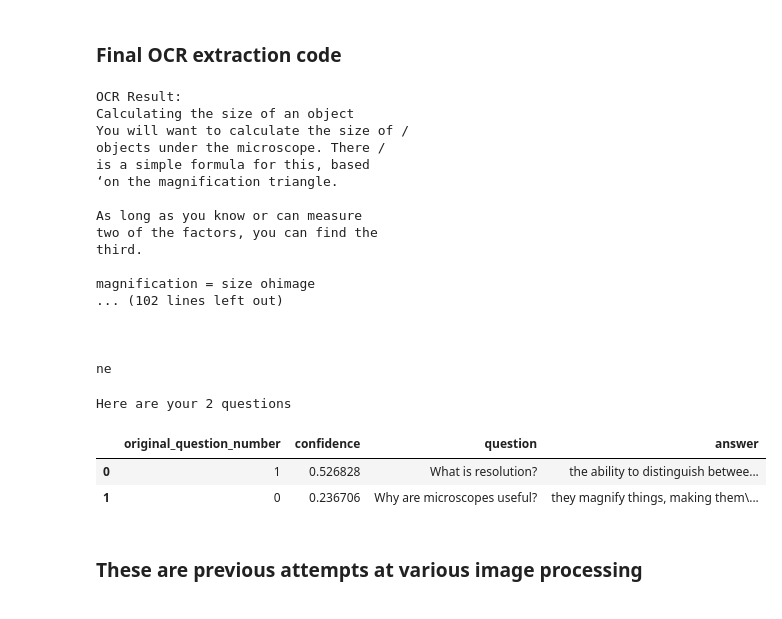
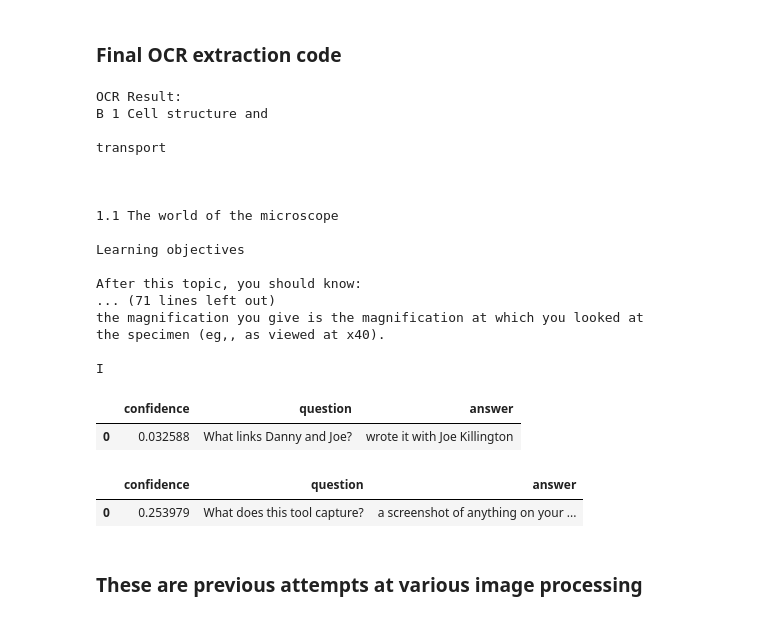
Before and after one commit to sjacob-07/quizachu, a Jupyter notebook: notebooks/GRDWilliams_answer_questions.ipynb, the cells around one changed output. Cells and saved outputs as stored; diff of their text form; code cells hidden in the pictures.

```diff
--- a/notebooks/GRDWilliams_answer_questions.ipynb
+++ b/notebooks/GRDWilliams_answer_questions.ipynb
@@ -35,15 +29,0 @@ import re
-# %%
-"""Scrape BBC as a possible source of context"""
-story = "https://www.bbc.co.uk/news/uk-england-beds-bucks-herts-67407334" # Example article
-response = requests.get(story)
-soup = BeautifulSoup(response.content)
-article = []
-for para in soup.find_all("div", {"data-component": "text-block"}):
-    article.append(para.text)
-article = " ".join(article)
-article
-
-questions = ['Where will profit go?','Who produced the song?','What is the song called?',\
-             'Who gave the song its first play?','When will the song be released?','Who wrote the song?',\
-             'Where was the video filmed?','How has nala been delighting commuters?'\
-             "Who's pictures went viral?"] # Example questions for example article
@@ -50,6 +35,6 @@ questions = ['Where will profit go?','Who produced the song?','What is the song
 # %%
 """Open a file as a possible source of context"""
-file = open("quizachu/example_article.txt", "r") # Example file
+file = open("/home/george/Documents/example_article.txt", "r") # Example file
 content = file.read()
 print(content)
 file.close()
@@ -58,9 +53,9 @@ question = ['Where is Spain?'] # Example question
 # %%
-def answer_questions(context = "You did not specify any content", questions = ["Did you mean to specify a question?"]):
+def answer_questions_with_confidence(context = "You did not specify any content", questions = ["Did you mean to specify a question?"]):
     """Takes a list called 'questions' that contains the questions to answer
-Takes some text called 'content' as a source for answering questions
-Returns a dataframe of the questions with their answers and an assessment of confidence in the answers
-If no context or content is provided, returns a dataframe requesting these"""
+    Takes some text called 'content' as a source for answering questions
+    Returns a dataframe of the questions with their answers and an assessment of confidence in the answers
+    If no context or content is provided, returns a dataframe requesting these"""
 
     # List to fill with questions, answers, and confidence
     questions_answers = []
@@ -73,7 +68,7 @@ If no context or content is provided, returns a dataframe requesting these"""
         # Assign the question, and outputs of the question_answerer model to the dictionary
         q_a_dict['confidence'] = q_a['score']
         q_a_dict['question'] = q
-        q_a_dict['answer'] = q_a['answer']
+        q_a_dict['answer'] = q_a['answer'].replace('\n', ' ')
 
         # Add the dictionary to the list and then convert the final list of dicts to a dataframe
         questions_answers.append(q_a_dict)
@@ -81,4 +76,5 @@ If no context or content is provided, returns a dataframe requesting these"""
 
     # Set a large maxcolwidth to allow for potentially long answers
     pd.options.display.max_colwidth = 20000
+
     return questions_answers
@@ -218,37 +284,40 @@ def ocr_document(image_path):
     return text
 
 # Example usage
-image_path = '/home/george/Downloads/magnification.jpg'
+image_path = '/home/george/Downloads/microscope.jpg'
 result_text = ocr_document(image_path)
 
 print("OCR Result:")
 print(result_text)
 # %% [output]
 OCR Result:
-Calculating the size of an object
-You will want to calculate the size of /
-objects under the microscope. There /
-is a simple formula for this, based
-‘on the magnification triangle.
+B 1 Cell structure and
 
-As long as you know or can measure
-two of the factors, you can find the
-third.
-
-magnification = size ohimage
-... (102 lines left out)
+transport
 
 
 
-ne
+1.1 The world of the microscope
+
+Learning objectives
+
+After this topic, you should know:
+... (71 lines left out)
+the magnification you give is the magnification at which you looked at
+the specimen (eg,, as viewed at x40).
+
+I
+# %%
+answer_questions_with_confidence(bbc_article_text, ['What links Danny and Joe?'])
+# %% [output]
+|  | confidence | question | answer |
+| 0 | 0.032588 | What links Danny and Joe? | wrote it with Joe Killington |
 # %%
 """Here we use the question answering model to answer questions about the OCR text"""
-select_questions(result_text, ['Why are microscopes useful?','What is resolution?'], 0.1, 2)
+answer_questions_with_confidence(result_text, ['What does this tool capture?'])
 # %% [output]
-Here are your 2 questions
-|  | original_question_number | confidence | question | answer |
-| 0 | 1 | 0.526828 | What is resolution? | the ability to distinguish betwee... |
-| 1 | 0 | 0.236706 | Why are microscopes useful? | they magnify things, making them\... |
+|  | confidence | question | answer |
+| 0 | 0.253979 | What does this tool capture? | a screenshot of anything on your ... |
 # %% [markdown]
 ### These are previous attempts at various image processing
 # %%
```
Also changed, not shown: parts of 20 cells of this notebook, 8 other files.
